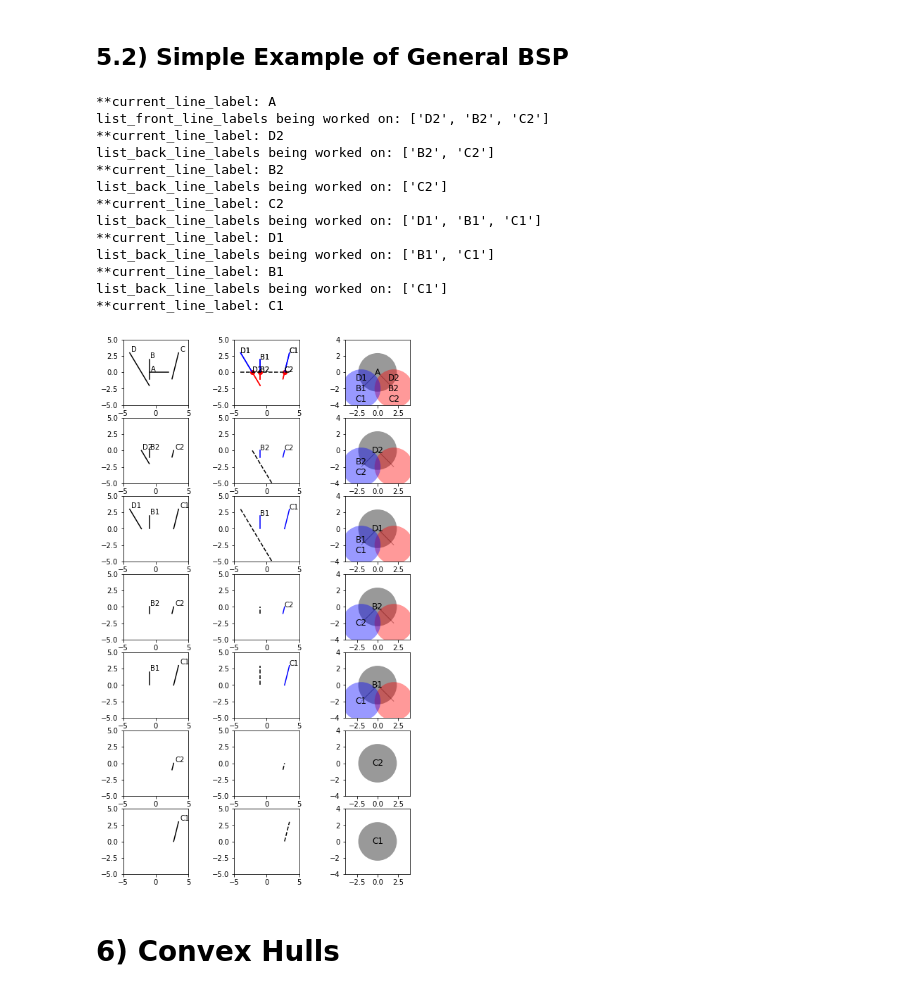
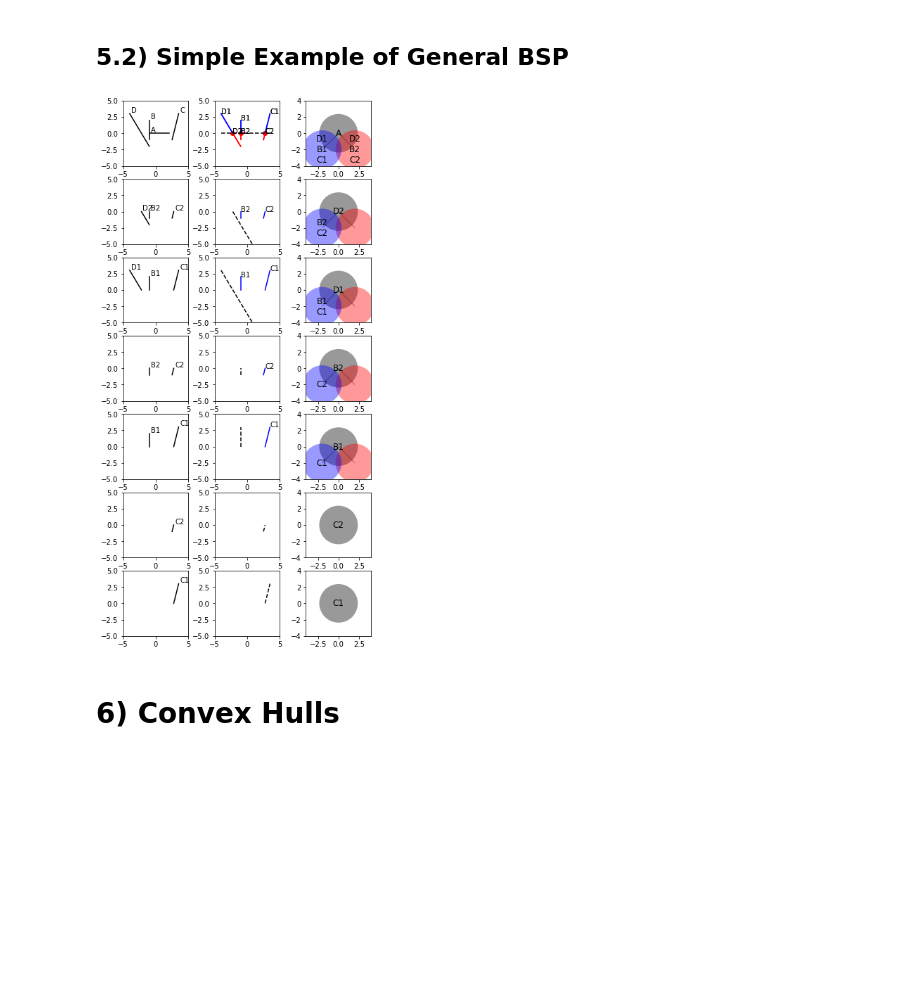
Before and after one commit to tylerjereddy/pycon-2017, a Jupyter notebook: mastering_scipy_spatial.ipynb, the cells around one changed output. Cells and saved outputs as stored; diff of their text form; code cells hidden in the pictures; blank space fills up the shorter version.

Commit message:
Finalized BSP recursive example algorithm / code.

```diff
--- a/mastering_scipy_spatial.ipynb
+++ b/mastering_scipy_spatial.ipynb
@@ -599,19 +599,18 @@ list_lines = [np.array([[-4,3],[-1,-2]]),
               np.array([[-1,0],[2,0]]),
               np.array([[3.5,3], [2.5,-1]])]
 line_labels = ['D', 'B', 'A', 'C']
-list_parent_nodes = []
 
 fig = plt.figure()
-fig.set_size_inches(8,16)
+fig.subplots_adjust(wspace=0.1, right=1.0)
+fig.set_size_inches(6,14)
 
 
-def recursive_BSP(list_lines, line_labels, current_node_index=2,
-                  fig=fig, curr_plot=1, list_parent_nodes=list_parent_nodes):
+def recursive_BSP(list_lines, line_labels, current_node_index=2, fig=fig, curr_plot=1):
     '''A recursive algorithm that crudely generates a BSP tree from a list of lines. Would enable use of i.e.,
     the Painter's algorithm in computer graphics, though in practice there are more details to handle.'''
     G = nx.Graph()
     G.clear()
-    ax = fig.add_subplot(8,3,curr_plot)
+    ax = fig.add_subplot(7,3,curr_plot)
     for line, label in zip(list_lines, line_labels):
         ax.plot(line[...,0],
                 line[...,1],
@@ -622,8 +621,6 @@ def recursive_BSP(list_lines, line_labels, current_node_index=2,
     ax.set_ylim(-5,5)
     current_line = list_lines[current_node_index]
     current_line_label = line_labels[current_node_index]
-    print('**current_line_label:', current_line_label)
-    #print('current_line:', current_line)
 
     # I want to plot a dashed line for the current segment (node) being processed
     x_max_system = max([line_array[...,0].max() for line_array in list_lines])
@@ -644,13 +641,8 @@ def recursive_BSP(list_lines, line_labels, current_node_index=2,
     else:
         # other slopes
         m = ydiff / xdiff
-        #print('m:', m)
         b = current_line[0][1] - m * current_line[0][0]
-        #print('b:', b)
         current_line_extended = np.array([[x_min_system, m * x_min_system + b],[x_max_system, m * x_max_system + b]])
-
-    #print('current_line_extended:', current_line_extended)
-
 
     # determine which (if any) segments are split (intersected) by the line formed by the chosen segment
     def line_intersection(line1, line2):
@@ -671,7 +663,7 @@ def recursive_BSP(list_lines, line_labels, current_node_index=2,
         return x, y
 
     curr_plot += 1
-    ax = fig.add_subplot(8,3,curr_plot)
+    ax = fig.add_subplot(7,3,curr_plot)
     ax.set_aspect('equal')
     list_back_lines = []
     list_front_lines = []
@@ -691,16 +683,10 @@ def recursive_BSP(list_lines, line_labels, current_node_index=2,
             line_x_max = line[...,0].max()
             line_y_min = line[...,1].min()
             line_y_max = line[...,1].max()
-            if (line_x_max >= current_line_extended[...,0].min() and line_x_max <= current_line_extended[...,0].max()):
-                pass
-            else:
-                #print('no domain overlap x')
+            if not (line_x_max >= current_line_extended[...,0].min() and line_x_max <= current_line_extended[...,0].max()):
                 continue
 
-            if line_y_min <= current_line_extended[...,1].min():
-                pass
-            else:
-                #print('no domain overlap y')
+            if not line_y_min <= current_line_extended[...,1].min():
                 continue
 
 
@@ -757,7 +743,7 @@ def recursive_BSP(list_lines, line_labels, current_node_index=2,
         ls='dashed',
         c='k')
     curr_plot += 1
-    ax = fig.add_subplot(8,3,curr_plot)
+    ax = fig.add_subplot(7,3,curr_plot)
     ax.set_aspect('equal')
     ax.set_xlim(-4,4)
     ax.set_ylim(-4,4)
@@ -770,59 +756,45 @@ def recursive_BSP(list_lines, line_labels, current_node_index=2,
     G.add_node(front_node_labels)
     G.add_node(back_node_labels)
     pos[front_node_labels] = [2,-2]
     pos[back_node_labels] = [-2,-2]
     nodelist=[current_line_label,
               front_node_labels,
               back_node_labels]
     if len(list_front_line_labels) == 0 and len(list_back_line_labels) == 0:
         nodelist=nodelist[:1]
     else:
         G.add_edges_from([(current_line_label, front_node_labels),
                           (current_line_label, back_node_labels)])
     colors = ['black','red', 'blue']
     nx.draw_networkx(G,
                      pos=pos,
                      ax=ax,
                      nodelist=nodelist,
                      node_size=3000,
                      node_color=colors,
                      linewidths=0,
                      alpha=0.4,
                      fontsize=12)
 
     curr_plot += 1
     if list_front_line_labels:
-        print('list_front_line_labels being worked on:', list_front_line_labels)
-        recursive_BSP(list_lines=list_front_lines,
-                      line_labels=list_front_line_labels,
+        values = [list_front_lines, list_front_line_labels]
+        recursive_BSP(list_lines=values[0],
+              line_labels=values[1],
+              current_node_index=0,
+              curr_plot=curr_plot)
+
+    if list_back_line_labels:
+        curr_plot += 3
+        values = [list_back_lines, list_back_line_labels]
+        recursive_BSP(list_lines=values[0],
+                      line_labels=values[1],
                       current_node_index=0,
                       curr_plot=curr_plot)
-    #print('list_parent_nodes:', list_parent_nodes)
-    curr_plot += 3
-    if list_back_line_labels:
-        print('list_back_line_labels being worked on:', list_back_line_labels)
-        recursive_BSP(list_lines=list_back_lines,
-              line_labels=list_back_line_labels,
-              current_node_index=0,
-              curr_plot=curr_plot)
-    #print('list_parent_nodes:', list_parent_nodes)
 
 recursive_BSP(list_lines, line_labels)
 # %% [output]
-**current_line_label: A
-list_front_line_labels being worked on: ['D2', 'B2', 'C2']
-**current_line_label: D2
-list_back_line_labels being worked on: ['B2', 'C2']
-**current_line_label: B2
-list_back_line_labels being worked on: ['C2']
-**current_line_label: C2
-list_back_line_labels being worked on: ['D1', 'B1', 'C1']
-**current_line_label: D1
-list_back_line_labels being worked on: ['B1', 'C1']
-**current_line_label: B1
-list_back_line_labels being worked on: ['C1']
-**current_line_label: C1
-[figure, old version]
+[figure, new version]
 # %% [markdown]
 # 6) Convex Hulls
 # %% [markdown]
```
